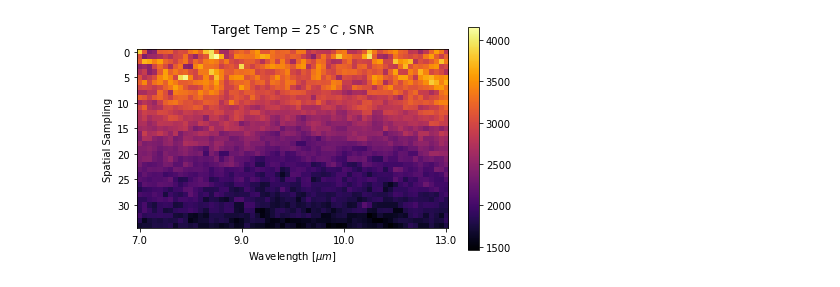
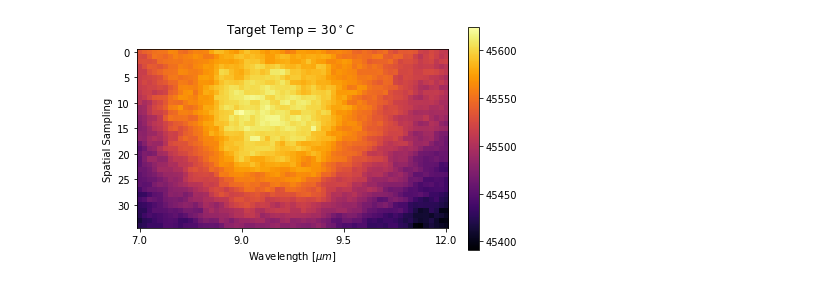
Before and after one commit to Polarization-Lab/IRCSP, a Jupyter notebook: calibration/radiometric/calculate_LUT.ipynb, the cells around one changed output. Cells and saved outputs as stored; diff of their text form; code cells hidden in the pictures.

```diff
--- a/calibration/radiometric/calculate_LUT.ipynb
+++ b/calibration/radiometric/calculate_LUT.ipynb
@@ -12,13 +12,13 @@ import scipy
 #choose filepath to desired data
 path = 'C:\\Users\\khart\\Documents\\IRCSP2_data\\calibration_data\\LUT\\'
 cal_file1 =  "C://Users//khart//Documents//IRCSP2_data//calibration_files//cam1pixel.h5"
-cal_file2 =  "C://Users//khart//Documents//IRCSP2_data//calibration_files//cam1pixel.h5"
+cal_file2 =  "C://Users//khart//Documents//IRCSP2_data//calibration_files//cam2pixel.h5"
 # %%
 #will create a df and print the names of the keys in the original hdf5 file
 df1 = create_LUT_df(path,'cam1_80.h5')
 df2 = create_LUT_df(path,'cam2_80.h5')
 # %%
-waves= np.linspace(7,13,61)
+waves= np.linspace(7,12,61)
 temps = [25,30,35,40,45,50,55,60,70,75,80]
 # %%
 #apply pixel registration to full dataset
@@ -94,16 +83,16 @@ df["totalstd"] = (df['s2']**2+df['s1']**2)**0.5
 # %%
 cmin = np.min(list(df['totalrad'])); cmax=np.max(list(df['totalrad']))
 
-j = 0;
-plt.matshow(df['totalrad'][j]/df['totalstd'][j],cmap = 'inferno' )
+j = 1;
+plt.matshow(df['totalrad'][j],cmap = 'inferno' )
 plt.colorbar()
 plt.ylabel('Spatial Sampling')
 plt.xlabel('Wavelength [$\mu m$]')
 plt.ax = plt.gca()
 plt.ax.xaxis.set_ticks_position('bottom')
-plt.xticks([0, 20, 40,60], [waves[0],waves[20],waves[30],waves[60]])
-plt.title('Target Temp = ' + str(temps[j])+ '$^\circ C$ , SNR ')
+plt.xticks([0, 20, 40,60], [waves[0],round(waves[20]),waves[30],waves[60]])
+plt.title('Target Temp = ' + str(temps[j])+ '$^\circ C$  ')
 #plt.clim(cmin,cmax)
 plt.show()
 # %% [output]
-[figure, old version]
+[figure, new version]
```
Also changed, not shown: parts of 9 cells of this notebook, 3 other files.
